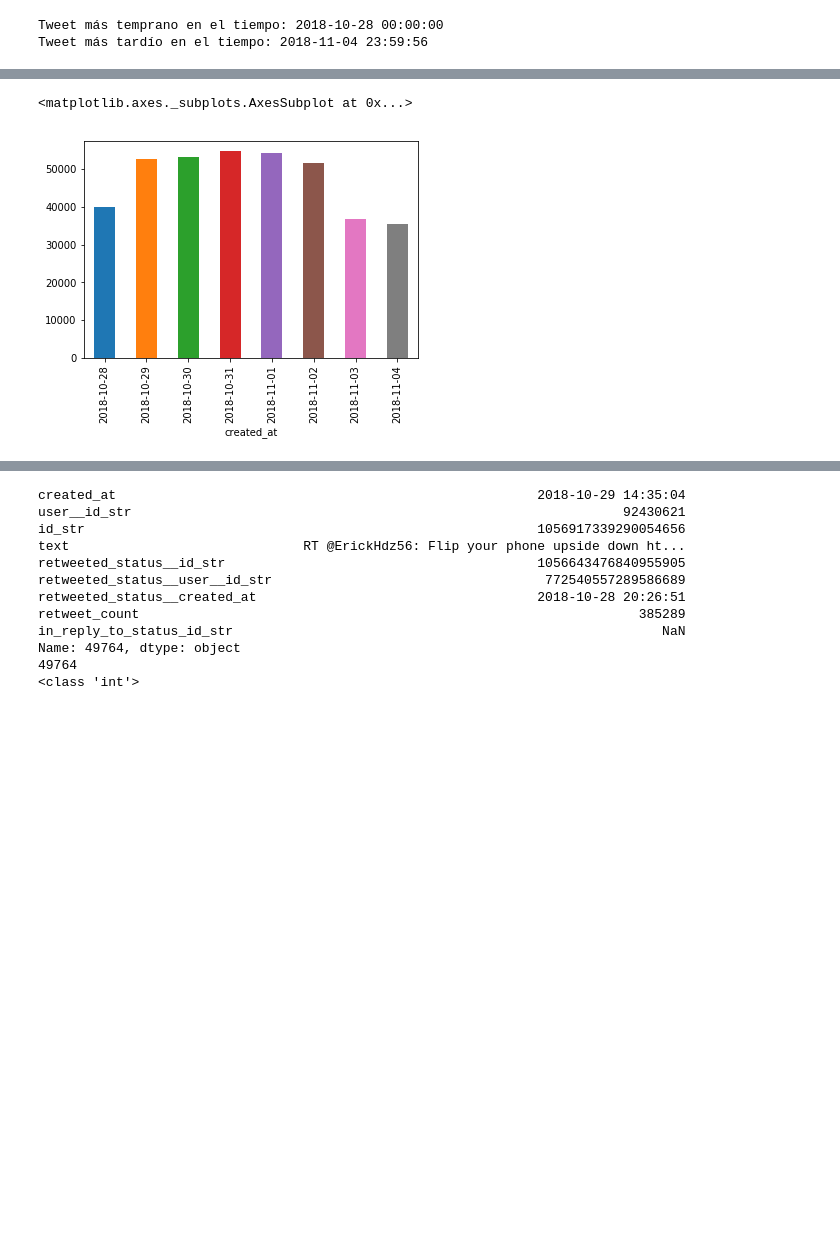
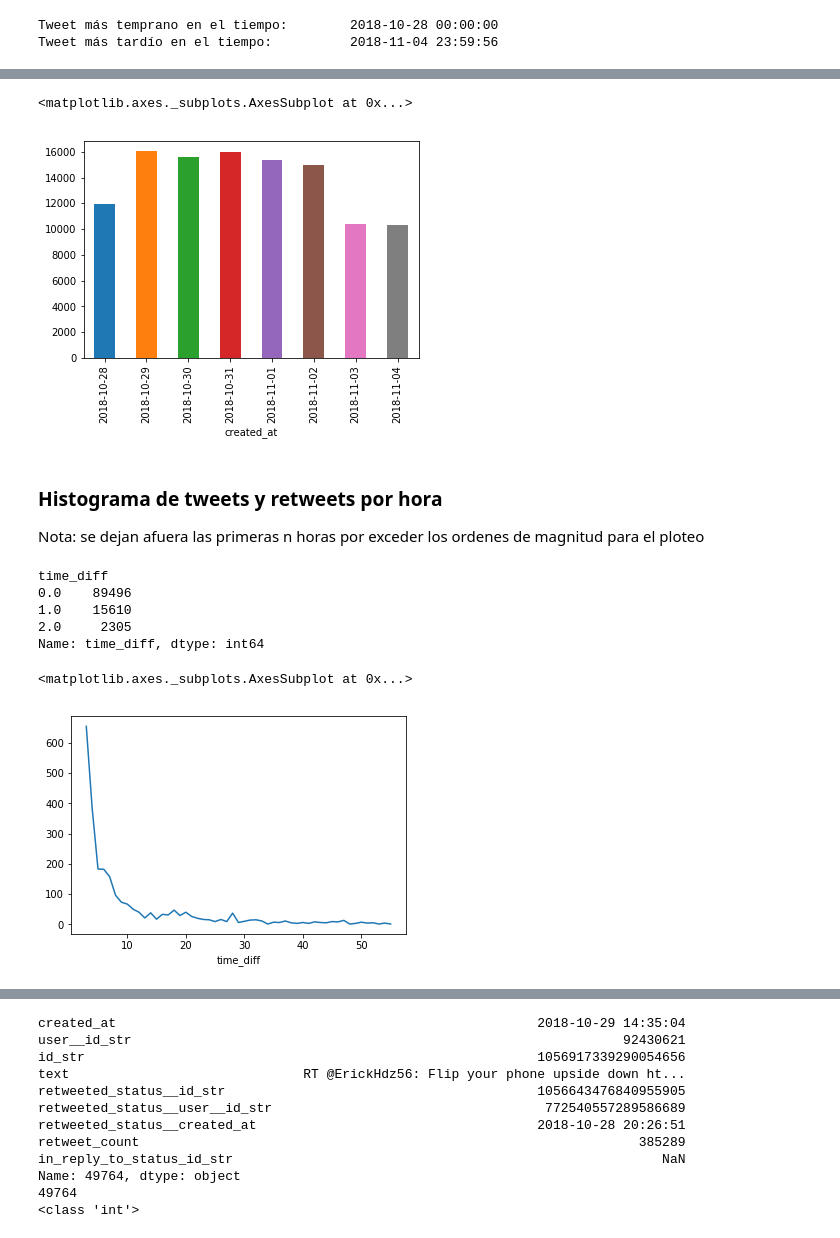
Before and after one commit to emeriles/sna-famaf, a Jupyter notebook: tw_dataset/Exploratory_visualization.ipynb, the cells around one changed output, grey strips where cells are left out. Drawn from its saved outputs; the diff is of its cells as text; code cells hidden in the pictures; blank space fills up the shorter version.

```diff
--- a/tw_dataset/Exploratory_visualization.ipynb
+++ b/tw_dataset/Exploratory_visualization.ipynb
@@ -103,6 +132,10 @@ Tweet más tardío en el tiempo: 2018-11-04 23:59:56
 # %%
-### histogram of all tweets by date
-df.created_at.groupby(df["created_at"].dt.date).count().plot(kind="bar")
+# retweets
+df.created_at.groupby(df_only_rt()["created_at"].dt.date).count().plot(kind="bar")
 # %% [output]
 <matplotlib.axes._subplots.AxesSubplot at 0x...>
-[figure, old version]
+[figure, new version]
+# %% [markdown]
+### Histograma de tweets y retweets por hora
+
+Nota: se dejan afuera las primeras n horas por exceder los ordenes de magnitud para el ploteo
@@ -108,0 +146,14 @@ df.created_at.groupby(df["created_at"].dt.date).count().plot(kind="bar")
+# %%
+n_head_outliers = 3
+first_n_hours_considered = 56
+
+print(counts_per_hour.head(n_head_outliers))
+counts_per_hour.head(first_n_hours_considered)[n_head_outliers:].plot(kind="line")
+# %% [output]
+time_diff
+0.0    89496
+1.0    15610
+2.0     2305
+Name: time_diff, dtype: int64
+<matplotlib.axes._subplots.AxesSubplot at 0x...>
+[figure, added]
```
Also changed, not shown: parts of 25 cells of this notebook.
